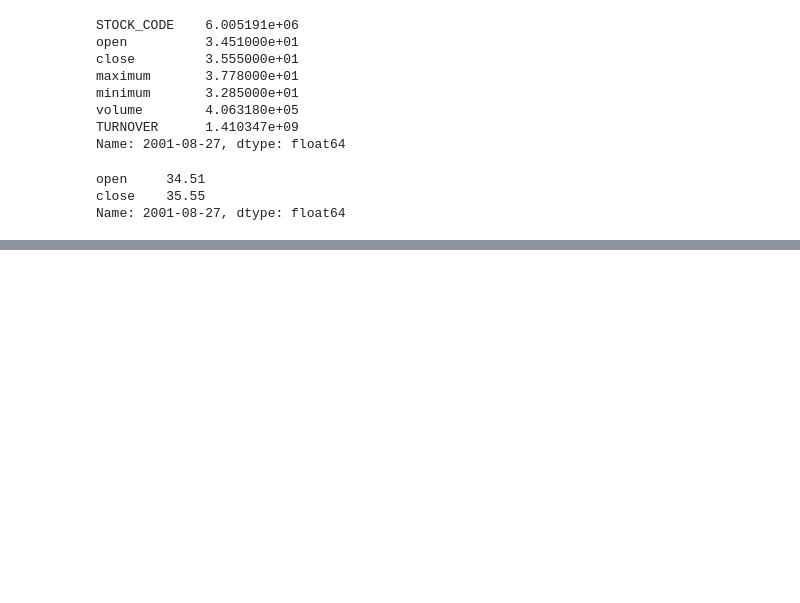
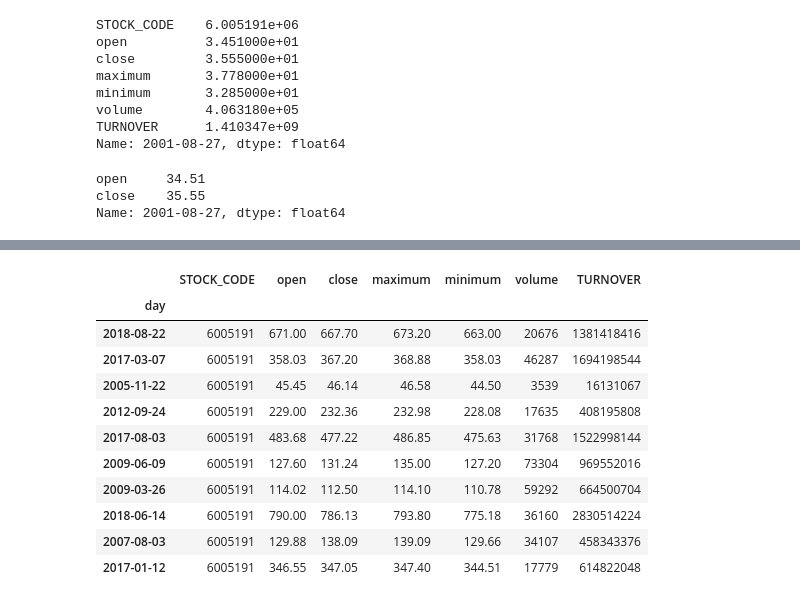
Before and after one commit to neodreamcity/nct2023, a Jupyter notebook: 05-dataframe.ipynb, the cells around one changed output, grey strips where cells are left out. Saved outputs shown, nothing was run; the diff lists cells and outputs as text; code cells hidden in the pictures; blank space fills up the shorter version.

```diff
--- a/05-dataframe.ipynb
+++ b/05-dataframe.ipynb
@@ -117,0 +196,15 @@ Name: 2001-08-27, dtype: float64
+# %%
+贵州茅台.sample(10)
+# %% [output]
+|  | STOCK_CODE | open | close | maximum | minimum | volume | TURNOVER |
+| day |  |  |  |  |  |  |  |
+| 2018-08-22 | 6005191 | 671.00 | 667.70 | 673.20 | 663.00 | 20676 | 1381418416 |
+| 2017-03-07 | 6005191 | 358.03 | 367.20 | 368.88 | 358.03 | 46287 | 1694198544 |
+| 2005-11-22 | 6005191 | 45.45 | 46.14 | 46.58 | 44.50 | 3539 | 16131067 |
+| 2012-09-24 | 6005191 | 229.00 | 232.36 | 232.98 | 228.08 | 17635 | 408195808 |
+| 2017-08-03 | 6005191 | 483.68 | 477.22 | 486.85 | 475.63 | 31768 | 1522998144 |
+| 2009-06-09 | 6005191 | 127.60 | 131.24 | 135.00 | 127.20 | 73304 | 969552016 |
+| 2009-03-26 | 6005191 | 114.02 | 112.50 | 114.10 | 110.78 | 59292 | 664500704 |
+| 2018-06-14 | 6005191 | 790.00 | 786.13 | 793.80 | 775.18 | 36160 | 2830514224 |
+| 2007-08-03 | 6005191 | 129.88 | 138.09 | 139.09 | 129.66 | 34107 | 458343376 |
+| 2017-01-12 | 6005191 | 346.55 | 347.05 | 347.40 | 344.51 | 17779 | 614822048 |
```
Also changed, not shown: parts of 11 cells of this notebook, 1 other file.
